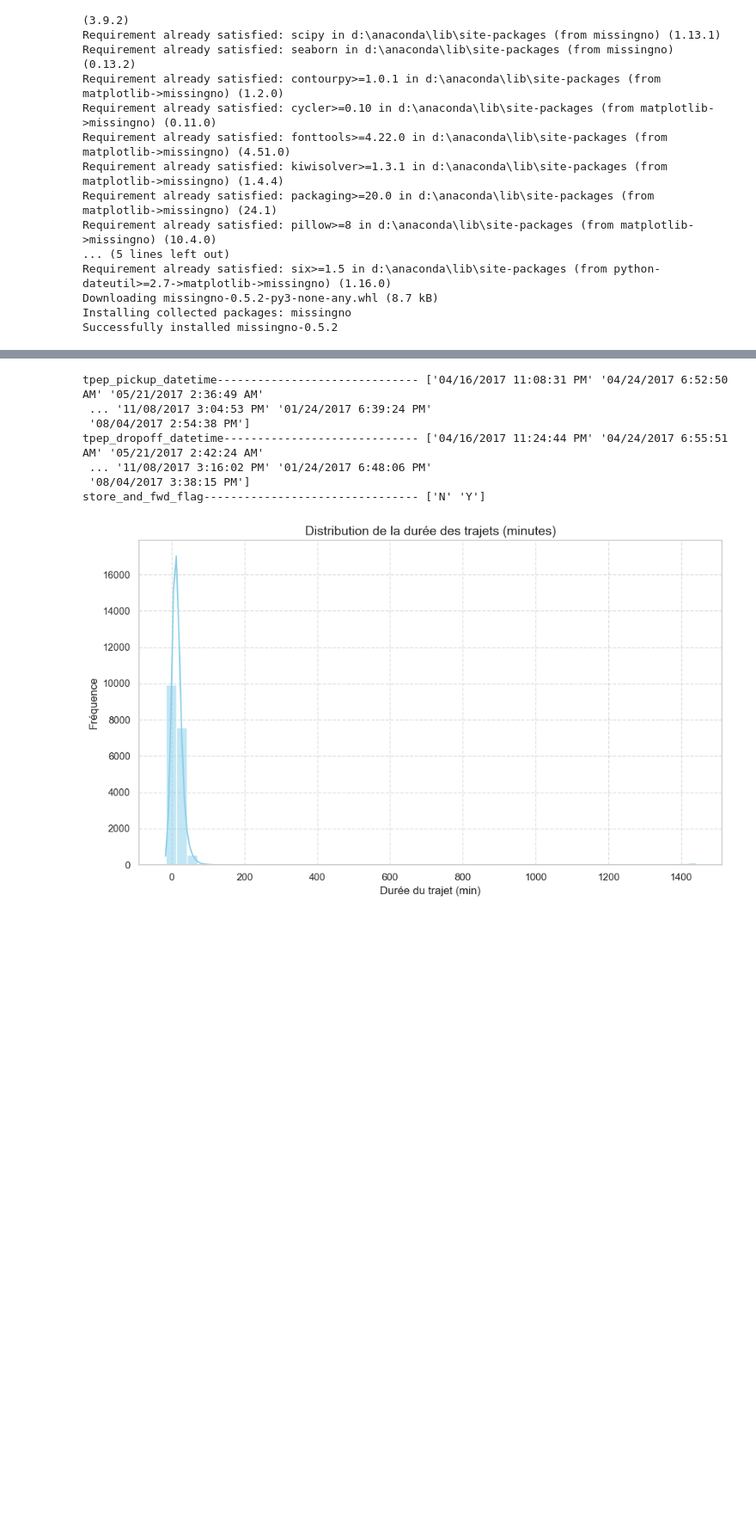
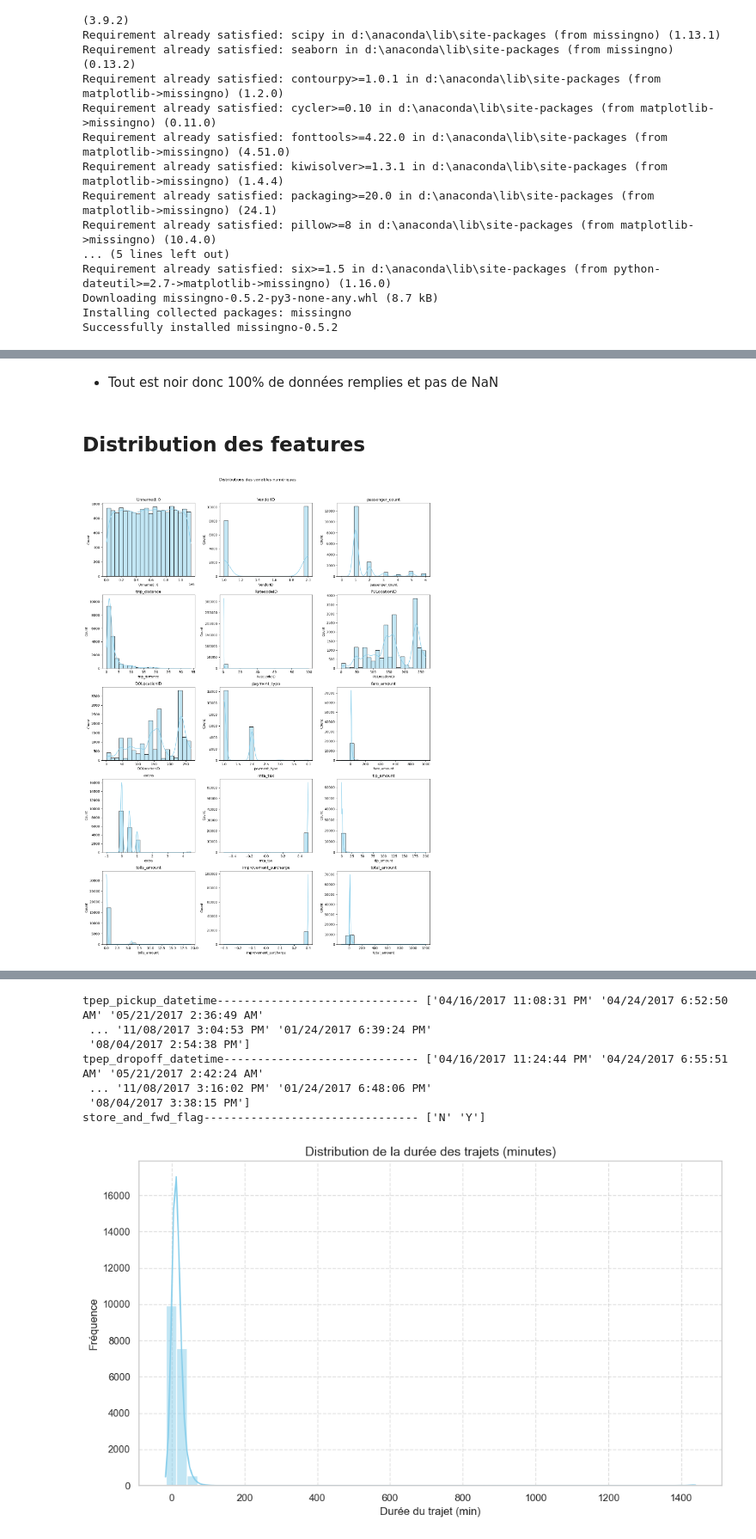
Before and after one commit to AliAch04/Data-Analysis-and-Modeling-of-Lack-of-Tipping-Among-Taxi-Drivers-in-New-York-City-PFE, a Jupyter notebook: ProjetTaxi(2).ipynb, the cells around one changed output, grey strips where cells are left out. Shown at 86% size. Drawn from its saved outputs; the diff is of its cells as text; code cells hidden in the pictures; blank space fills up the shorter version.

```diff
--- a/ProjetTaxi(2).ipynb
+++ b/ProjetTaxi(2).ipynb
@@ -180,0 +157,39 @@ ModuleNotFoundError: No module named 'missingno'
+# %% [markdown]
+- Tout est noir donc 100% de données remplies et pas de NaN
+# %% [markdown]
+## Distribution des features
+# %%
+colonnes_numeriques = datatrainset.select_dtypes(include=['float64', 'int64']).columns
+n_colonnes = len(colonnes_numeriques)
+
+n_lignes = (n_colonnes // 3) + (1 if n_colonnes % 3 != 0 else 0)
+
+fig, axs = plt.subplots(n_lignes, 3, figsize=(15, n_lignes * 4))
+fig.suptitle("Distributions des variables numériques", y=1.02)
+
+# Boucle pour remplir les subplots
+for i, colonne in enumerate(colonnes_numeriques):
+    ligne = i // 3
+    colonne_plot = i % 3  # Colonne (0, 1, ou 2)
+
+
+    sns.histplot(
+        datatrainset[colonne],
+        bins=20,
+        color='skyblue',
+        ax=axs[ligne, colonne_plot],
+        edgecolor='black',
+        kde=True
+    )
+    axs[ligne, colonne_plot].set_title(colonne)
+
+# Masquer les subplots vides
+for j in range(i + 1, n_lignes * 3):
+    ligne = j // 3
+    colonne_plot = j % 3
+    axs[ligne, colonne_plot].axis('off')
+
+plt.tight_layout()
+plt.show()
+# %% [output]
+[figure, added]
```
Also changed, not shown: parts of 46 cells of this notebook.
